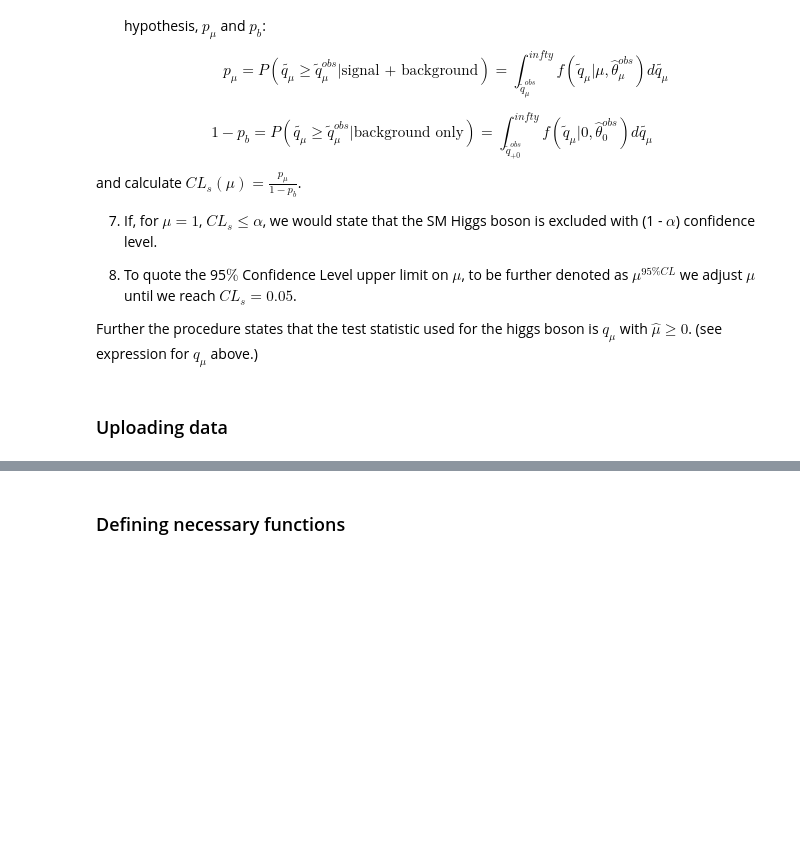
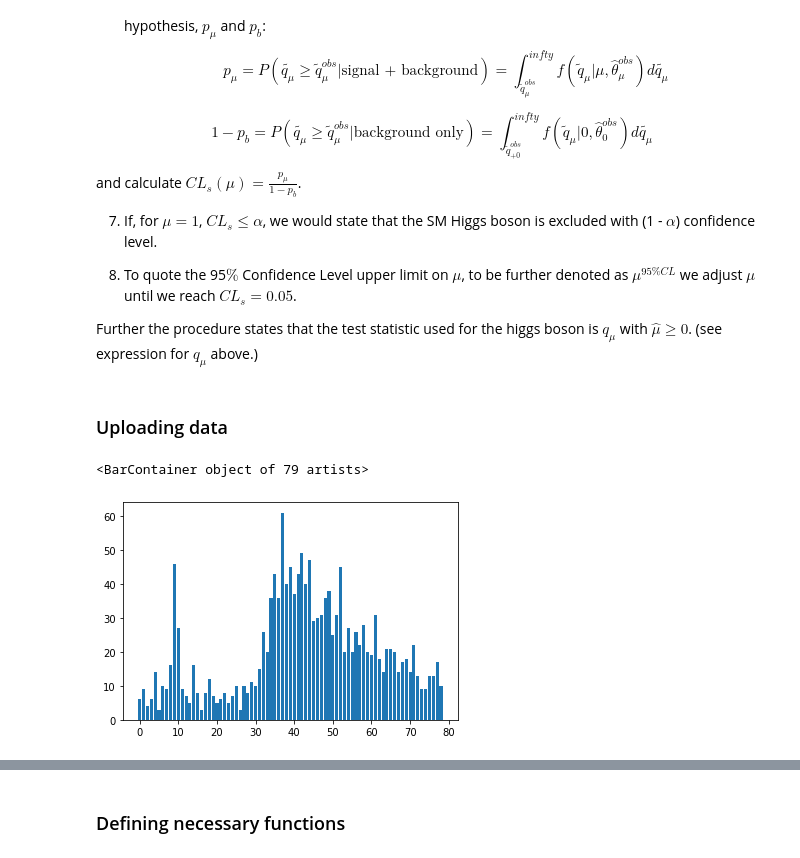
Before and after one commit to emabaci/LCP-mod.-B, a Jupyter notebook: final_project/Statistichal part.ipynb, the cells around one changed output, grey strips where cells are left out. Saved outputs shown, nothing was run; the diff lists cells and outputs as text; code cells hidden in the pictures; blank space fills up the shorter version.

```diff
--- a/final_project/Statistichal part.ipynb
+++ b/final_project/Statistichal part.ipynb
@@ -63,5 +63,10 @@ true_counts = np.load(r'true_counts.npy')[9:,]
 #bins_data = np.load(r'C:\Users\vesle\Desktop\data\bins.npy')
 # \Users\vesle\Desktop\Even_longer\
+# %%
+plt.bar(np.arange(79),true_counts)
+# %% [output]
+<BarContainer object of 79 artists>
+[figure, added]
 # %%
 # checking that they all have the same length
 print('Number of bins:')
```
Also changed, not shown: parts of 30 cells of this notebook.
